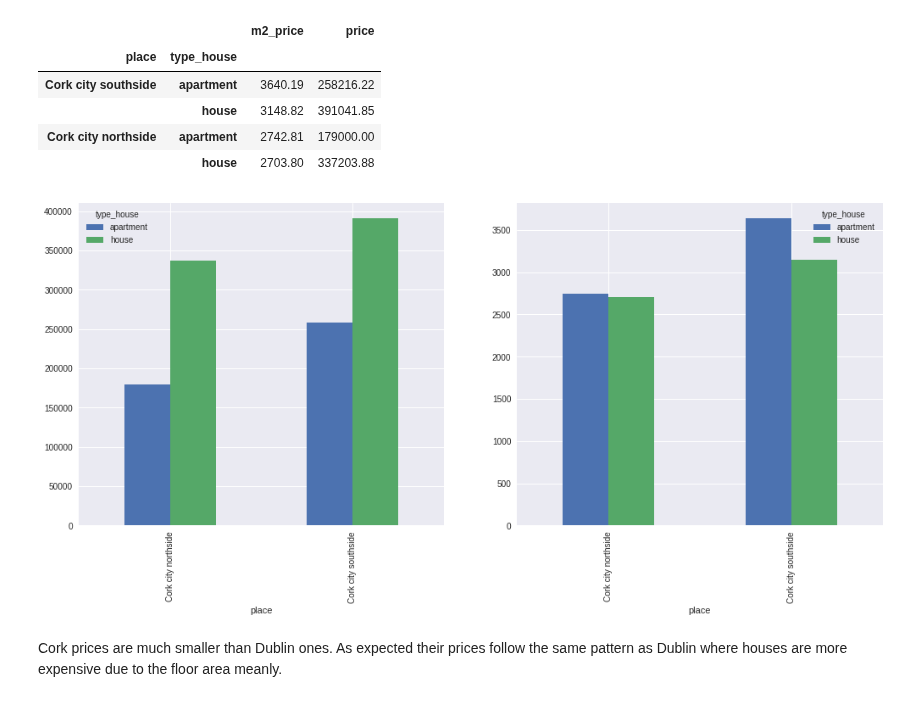
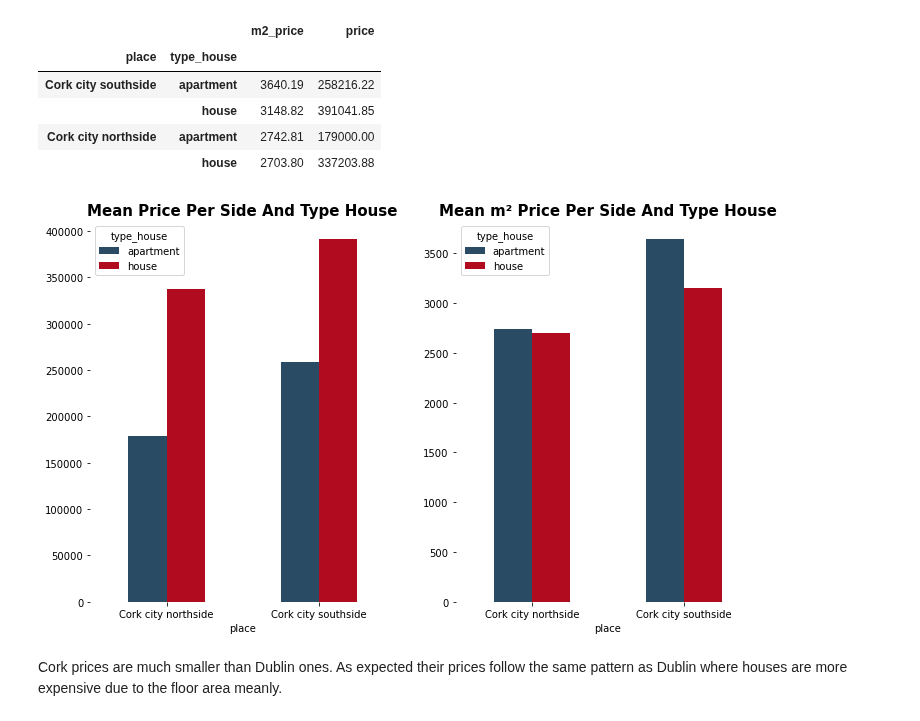
Before and after one commit to javiicc/Identifying_Potential_Investment_Opportunities_In_The_Irish_Real_Estate_Market_Using_MachineLearning, a Jupyter notebook: investment-opportunities/notebooks/Data_Analysis.ipynb, the cells around one changed output. Saved outputs shown, nothing was run; the diff lists cells and outputs as text; code cells hidden in the pictures.

```diff
--- a/investment-opportunities/notebooks/Data_Analysis.ipynb
+++ b/investment-opportunities/notebooks/Data_Analysis.ipynb
@@ -500,0 +486,14 @@ axs.ticklabel_format(style='plain', axis='x');
+# %%
+data = mean_price_cork_by_side
+
+fig, ax = plt.subplots(1, 2, figsize=(10, 3))
+
+ax[0].bar(data.index, data.price, data=data, color=['#294B63', '#b00b1e'])
+ax[0].set_title('Mean Price Per Side', weight='bold', size=15)
+for location in ['left', 'bottom', 'right', 'top']:
+    ax[0].spines[location].set_visible(False)
+
+ax[1].bar(data.index, data.m2_price, data=data, color=['#294B63', '#b00b1e'])
+ax[1].set_title('Mean m² Price Per Side', weight='bold', size=15)
+for location in ['left', 'bottom', 'right', 'top']:
+    ax[1].spines[location].set_visible(False)
@@ -519,13 +520,24 @@ mean_price_cork_by_side_and_type_house
 | Cork city northside | apartment | 2742.81 | 179000.00 |
 |  | house | 2703.80 | 337203.88 |
 # %%
-data = mean_price_cork_by_side_and_type_house
-fig, axs = plt.subplots(1, 2, figsize=(17, 7))
+data = mean_price_cork_by_side_and_type_house.unstack()
 
-mean_price_cork_by_side_and_type_house.unstack().plot(y='price', kind='bar', stacked=False, ax=axs[0]);
-mean_price_cork_by_side_and_type_house.unstack().plot(y='m2_price', kind='bar', stacked=False, ax=axs[1]);
+fig, ax = plt.subplots(1, 2, figsize=(12, 7))
+
+data.plot(y='price', kind='bar', stacked=False, ax=ax[0], color=['#294B63', '#b00b1e'])
+ax[0].set_title('Mean Price Per Side And Type House', weight='bold', size=15)
+ax[0].set_xticklabels(data.index, rotation=0)
+for location in ['left', 'bottom', 'right', 'top']:
+    ax[0].spines[location].set_visible(False)
+
+
+data.plot(y='m2_price', kind='bar', stacked=False, ax=ax[1], color=['#294B63', '#b00b1e'])
+ax[1].set_title('Mean m² Price Per Side And Type House', weight='bold', size=15)
+ax[1].set_xticklabels(data.index, rotation=0)
+for location in ['left', 'bottom', 'right', 'top']:
+    ax[1].spines[location].set_visible(False)
 # %% [output]
-[figure, old version]
+[figure, new version]
 # %% [markdown]
 Cork prices are much smaller than Dublin ones. As expected their prices follow the same pattern as Dublin where houses are more expensive due to the floor area meanly.
 # %% [markdown]
```
Also changed, not shown: parts of 8 cells of this notebook, 1 other file.
